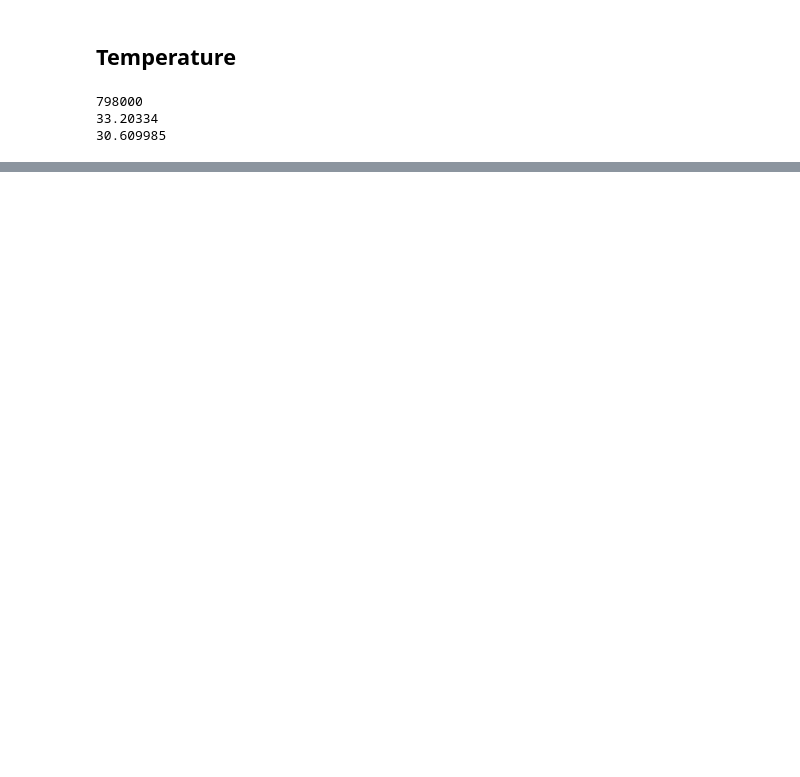
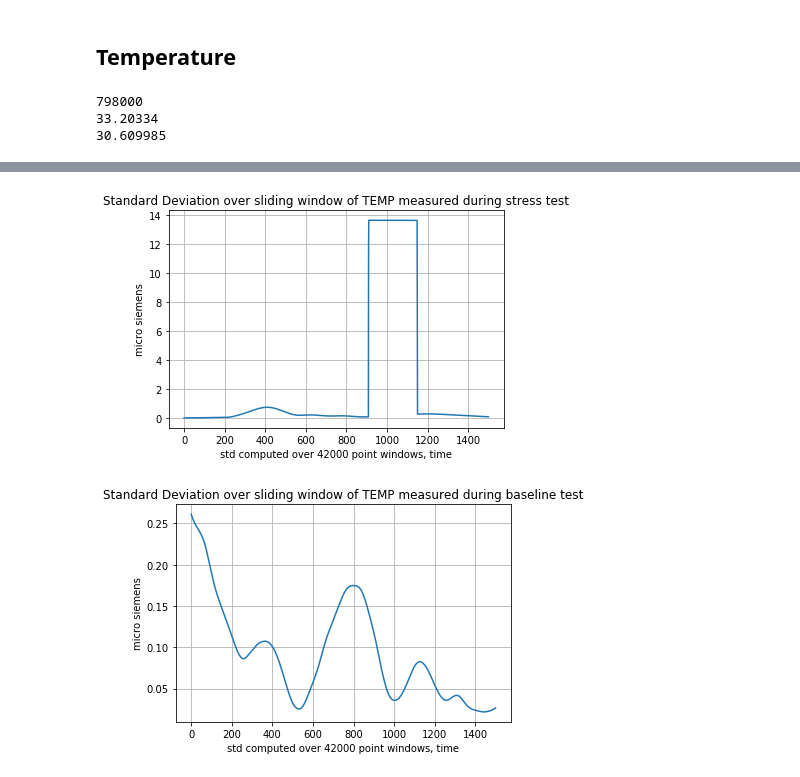
Before and after one commit to BradySheehan/wesad_experiments, a Jupyter notebook: notebooks/features.ipynb, the cells around one changed output, grey strips where cells are left out. Saved outputs shown, nothing was run; the diff lists cells and outputs as text; code cells hidden in the pictures; blank space fills up the shorter version.

```diff
--- a/notebooks/features.ipynb
+++ b/notebooks/features.ipynb
@@ -113,0 +195,24 @@ print(dynamic_range[1:5])
+# %%
+temp_features_stress = data.get_stats(temp_stress, window_size)
+temp_features_base = data.get_stats(temp, window_size)
+
+range_to_plot = range(1500)
+fig1, ax1 = plt.subplots()
+ax1.plot(list(range_to_plot), temp_features_stress['std'][0:max(range_to_plot)+1])
+
+ax1.set(xlabel='std computed over 42000 point windows, time', ylabel = 'micro siemens',
+        title = 'Standard Deviation over sliding window of TEMP measured during stress test')
+ax1.grid()
+plt.show()
+
+
+fig, ax = plt.subplots()
+ax.plot(list(range_to_plot), temp_features_base['std'][0:max(range_to_plot)+1])
+
+ax.set(xlabel='std computed over 42000 point windows, time', ylabel = 'micro siemens',
+       title = 'Standard Deviation over sliding window of TEMP measured during baseline test')
+ax.grid()
+plt.show()
+# %% [output]
+[figure, added]
+[figure, added]
```
Also changed, not shown: parts of 40 cells of this notebook, 1 other file.
